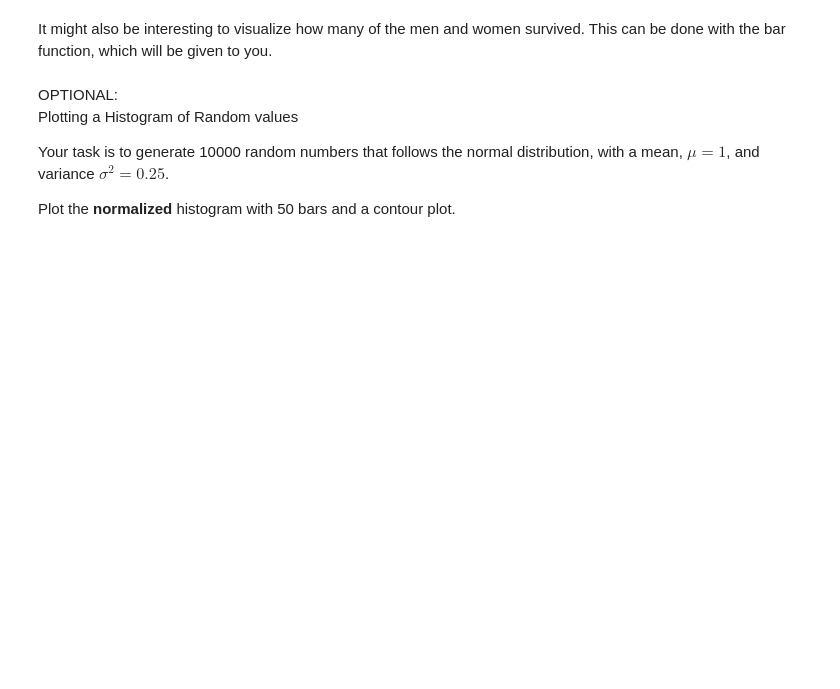
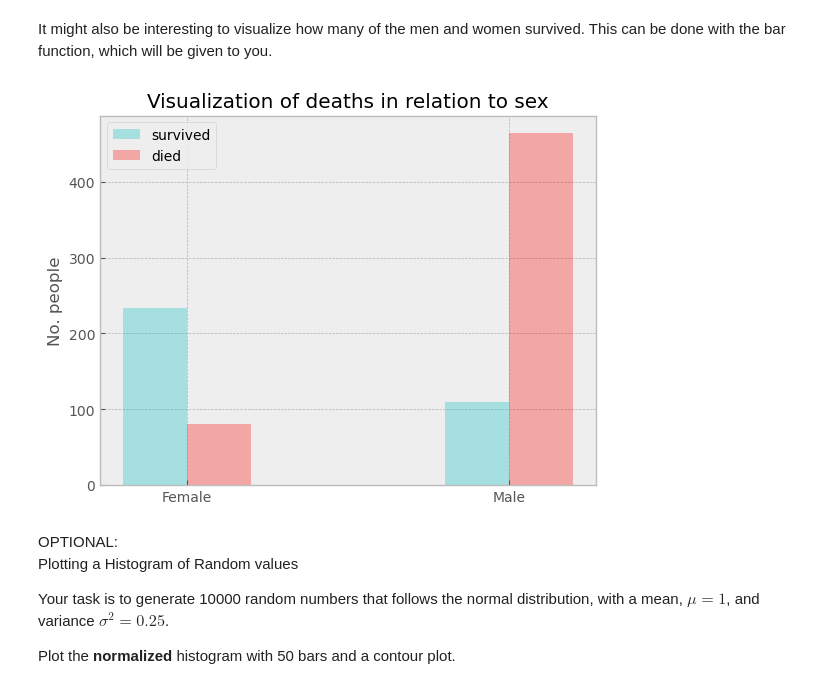
Before and after one commit to Tjasomfan/ml-1dl034-public-assignments, a Jupyter notebook: Assignments/Practical/PracticalNotebook2.ipynb, the cells around one changed output. Saved outputs shown, nothing was run; the diff lists cells and outputs as text; code cells hidden in the pictures; blank space fills up the shorter version.

```diff
--- a/Assignments/Practical/PracticalNotebook2.ipynb
+++ b/Assignments/Practical/PracticalNotebook2.ipynb
@@ -385,20 +538,22 @@ It might also be interesting to visualize how many of the men and women survived
 # %%
 # ASSIGNMENT:
 # Calculate how many women and men died and survived.
 # label the plot and the axes appropriately
 
 # YOUR CODE HERE
 
-female_survived, male_survived = df.loc[(df['Survived'] == 0)]['Sex'].value_counts()
-female_died, male_died = df.loc[(df['Survived'] == 1)]['Sex'].value_counts()
+female_survived, male_survived = df.loc[(df['Survived'] == 1)]['Sex'].value_counts()
+male_died, female_died = df.loc[(df['Survived'] == 0)]['Sex'].value_counts()
 
 plt.bar([0.9,1.9], [female_survived, male_survived] , color='c', label='survived', width=0.2, alpha=0.3)
 plt.bar([1.1, 2.1], [female_died, male_died] , color='r', label='died', width=0.2, alpha=0.3)
 plt.xticks([1,2], ['Female','Male'])
 plt.title("Visualization of deaths in relation to sex")
 plt.ylabel('No. people')
 plt.legend()
 plt.show()
+# %% [output]
+[figure, added]
 # %%
 ### (Optional) Ploting a  histogram of a random distribution
 # %% [markdown]
```
Also changed, not shown: parts of 27 cells of this notebook, 3 other files.
